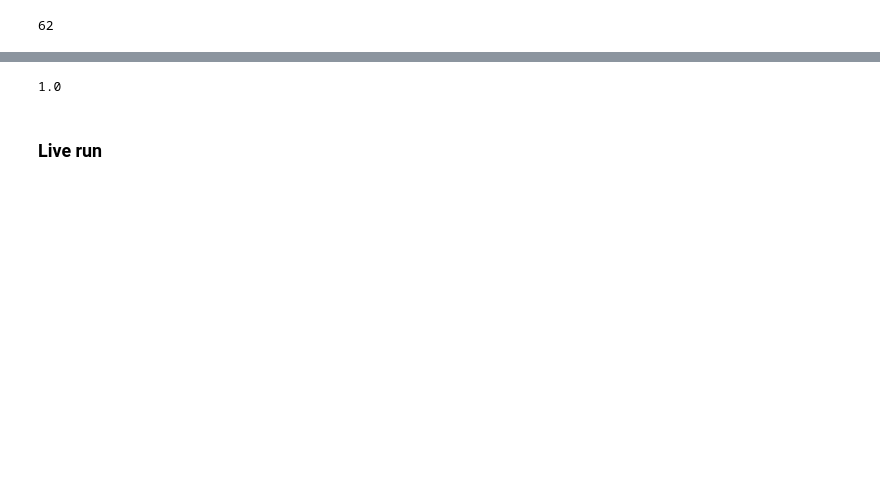
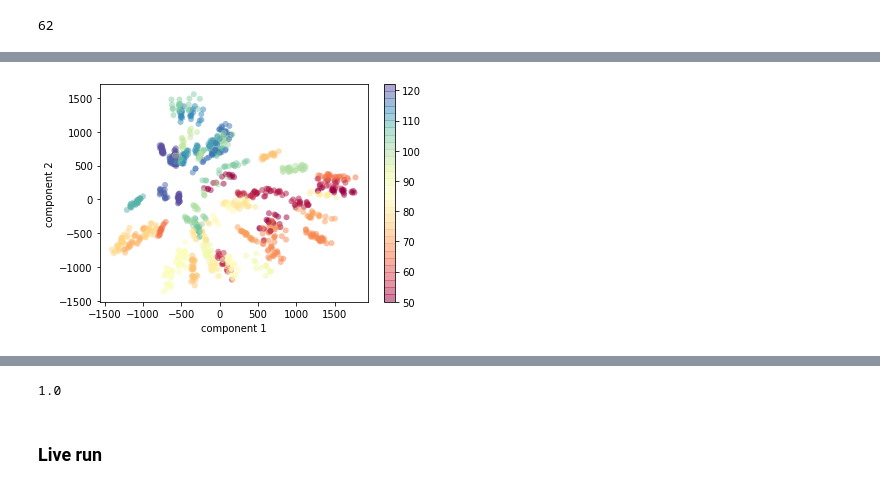
Before and after one commit to zxingz/AutoCowin, a Jupyter notebook: CowinCaptcha.ipynb, the cells around one changed output, grey strips where cells are left out. Drawn from its saved outputs; the diff is of its cells as text; code cells hidden in the pictures; blank space fills up the shorter version.

```diff
--- a/CowinCaptcha.ipynb
+++ b/CowinCaptcha.ipynb
@@ -322,0 +354,10 @@ fig.show()
+# %%
+X_2_pca = PCA(n_components=2).fit_transform(X)
+plt.scatter(X_2_pca[:,0], X_2_pca[:, 1],
+            c=[ord(y) for y in Y], edgecolor='none', alpha=0.5,
+            cmap=plt.cm.get_cmap('Spectral', 30))
+plt.xlabel('component 1')
+plt.ylabel('component 2')
+plt.colorbar();
+# %% [output]
+[figure, added]
```
Also changed, not shown: parts of 21 cells of this notebook.
